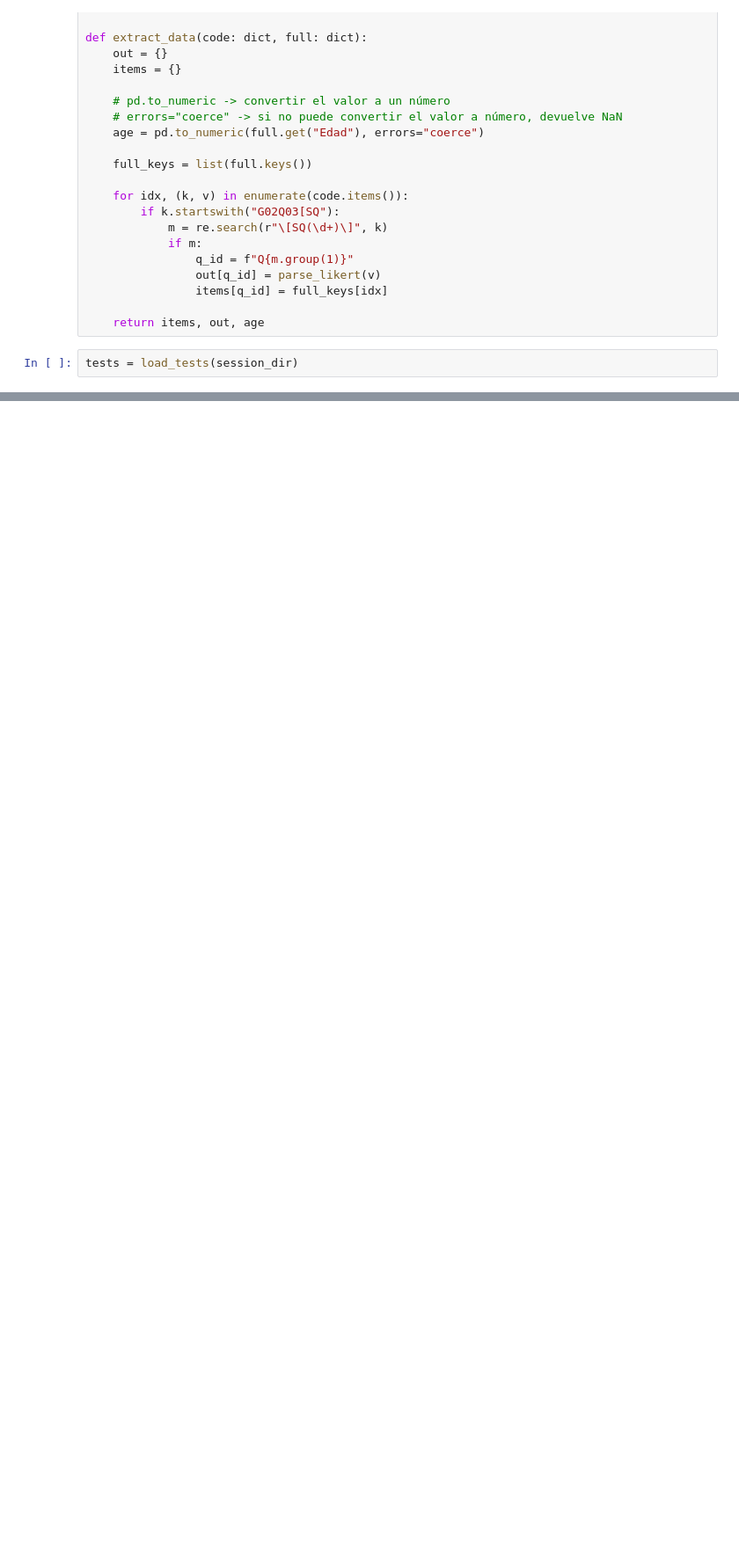
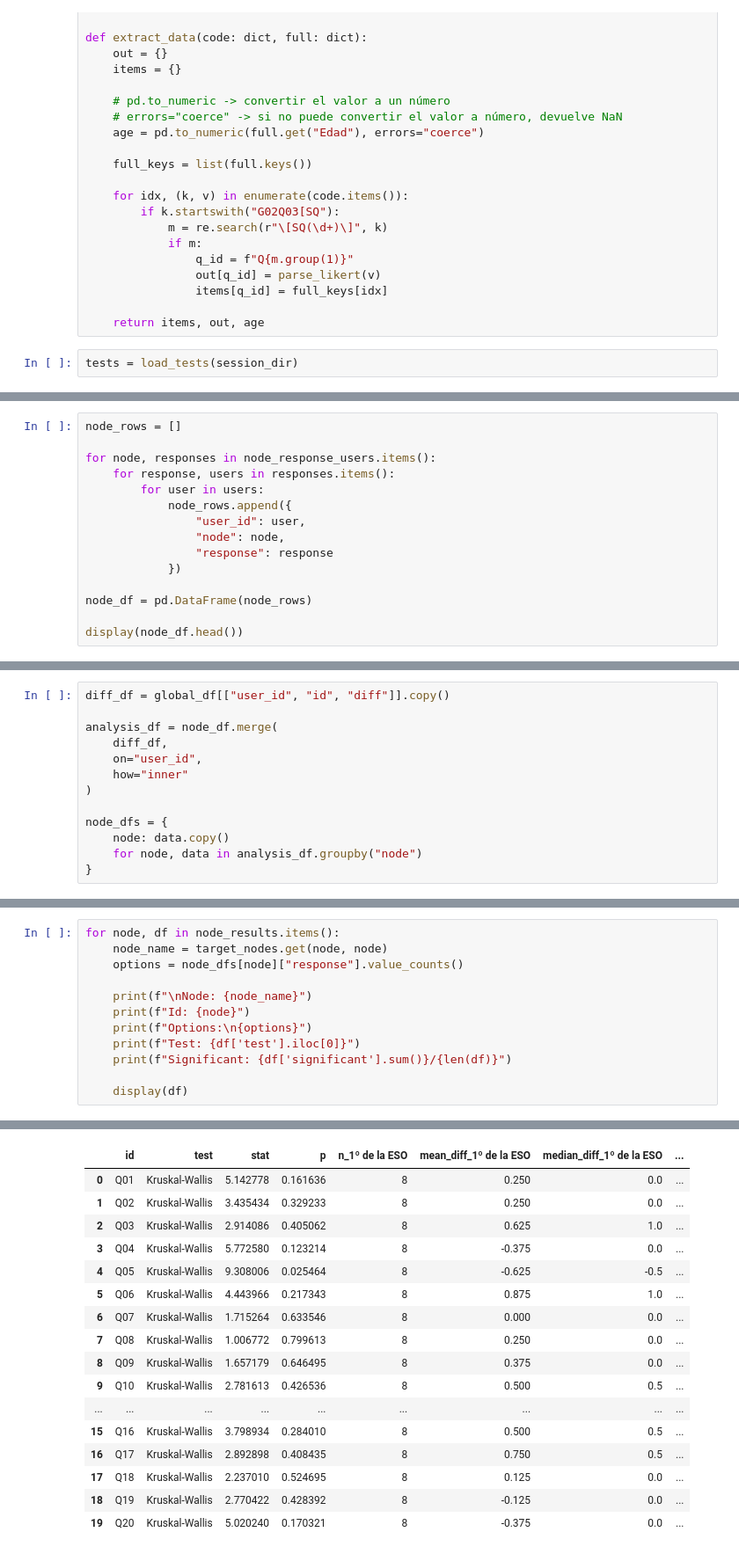
Before and after one commit to MattCastUCM/JustShare, a Jupyter notebook: telemetry/analysis.ipynb, the cells around one changed output, grey strips where cells are left out. Shown at 88% size. Cells and saved outputs as stored; diff of their text form; blank space fills up the shorter version.

```diff
--- a/telemetry/analysis.ipynb
+++ b/telemetry/analysis.ipynb
@@ -435,0 +489,15 @@ POST-HOC MANN-WHITNEY
+# %%
+node_rows = []
+
+for node, responses in node_response_users.items():
+	for response, users in responses.items():
+		for user in users:
+			node_rows.append({
+				"user_id": user,
+				"node": node,
+				"response": response
+			})
+
+node_df = pd.DataFrame(node_rows)
+
+display(node_df.head())
@@ -435,0 +511,13 @@ POST-HOC MANN-WHITNEY
+# %%
+diff_df = global_df[["user_id", "id", "diff"]].copy()
+
+analysis_df = node_df.merge(
+	diff_df,
+	on="user_id",
+	how="inner"
+)
+
+node_dfs = {
+	node: data.copy()
+	for node, data in analysis_df.groupby("node")
+}
@@ -435,0 +617,13 @@ POST-HOC MANN-WHITNEY
+# %%
+for node, df in node_results.items():
+    node_name = target_nodes.get(node, node)
+    options = node_dfs[node]["response"].value_counts()
+
+    print(f"\nNode: {node_name}")
+    print(f"Id: {node}")
+    print(f"Options:\n{options}")
+    print(f"Test: {df['test'].iloc[0]}")
+    print(f"Significant: {df['significant'].sum()}/{len(df)}")
+
+    display(df)
+# %% [output]
@@ -435,0 +641,17 @@ POST-HOC MANN-WHITNEY
+|  | id | test | stat | p | n_1º de la ESO | mean_diff_1º de la ESO | median_diff_1º de la ESO | ... |
+| 0 | Q01 | Kruskal-Wallis | 5.142778 | 0.161636 | 8 | 0.250 | 0.0 | ... |
+| 1 | Q02 | Kruskal-Wallis | 3.435434 | 0.329233 | 8 | 0.250 | 0.0 | ... |
+| 2 | Q03 | Kruskal-Wallis | 2.914086 | 0.405062 | 8 | 0.625 | 1.0 | ... |
+| 3 | Q04 | Kruskal-Wallis | 5.772580 | 0.123214 | 8 | -0.375 | 0.0 | ... |
+| 4 | Q05 | Kruskal-Wallis | 9.308006 | 0.025464 | 8 | -0.625 | -0.5 | ... |
+| 5 | Q06 | Kruskal-Wallis | 4.443966 | 0.217343 | 8 | 0.875 | 1.0 | ... |
+| 6 | Q07 | Kruskal-Wallis | 1.715264 | 0.633546 | 8 | 0.000 | 0.0 | ... |
+| 7 | Q08 | Kruskal-Wallis | 1.006772 | 0.799613 | 8 | 0.250 | 0.0 | ... |
+| 8 | Q09 | Kruskal-Wallis | 1.657179 | 0.646495 | 8 | 0.375 | 0.0 | ... |
+| 9 | Q10 | Kruskal-Wallis | 2.781613 | 0.426536 | 8 | 0.500 | 0.5 | ... |
+| ... | ... | ... | ... | ... | ... | ... | ... | ... |
+| 15 | Q16 | Kruskal-Wallis | 3.798934 | 0.284010 | 8 | 0.500 | 0.5 | ... |
+| 16 | Q17 | Kruskal-Wallis | 2.892898 | 0.408435 | 8 | 0.750 | 0.5 | ... |
+| 17 | Q18 | Kruskal-Wallis | 2.237010 | 0.524695 | 8 | 0.125 | 0.0 | ... |
+| 18 | Q19 | Kruskal-Wallis | 2.770422 | 0.428392 | 8 | -0.125 | 0.0 | ... |
+| 19 | Q20 | Kruskal-Wallis | 5.020240 | 0.170321 | 8 | -0.375 | 0.0 | ... |
```
Also changed, not shown: parts of 9 cells of this notebook, 4 other files.
